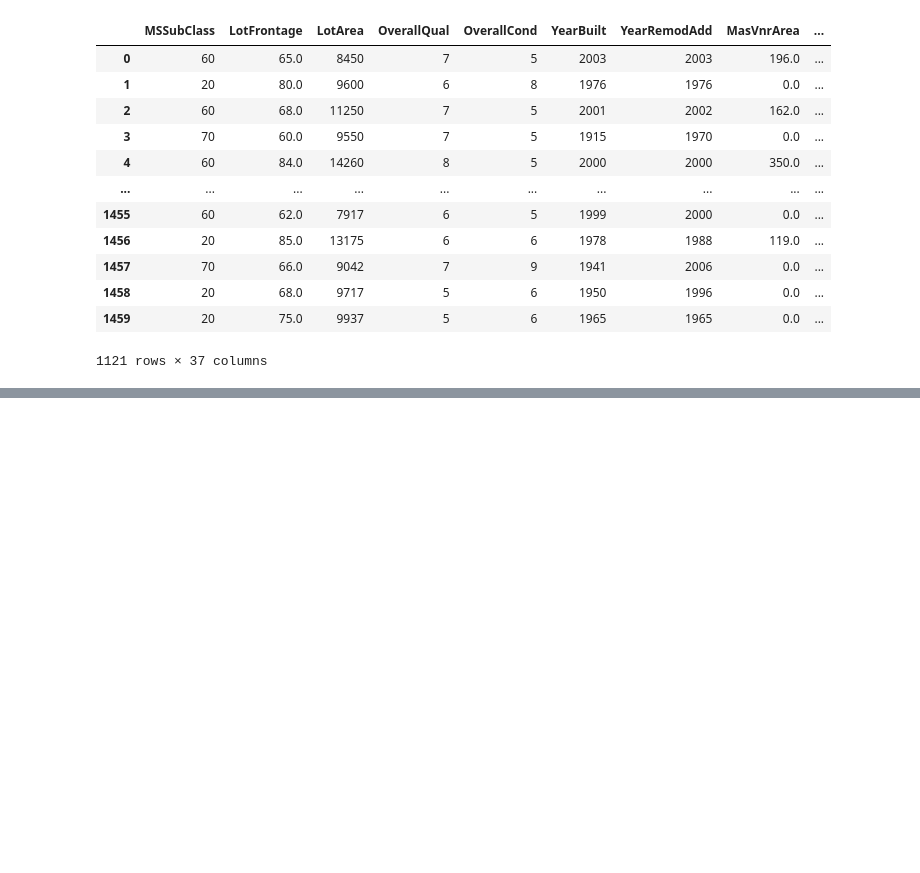
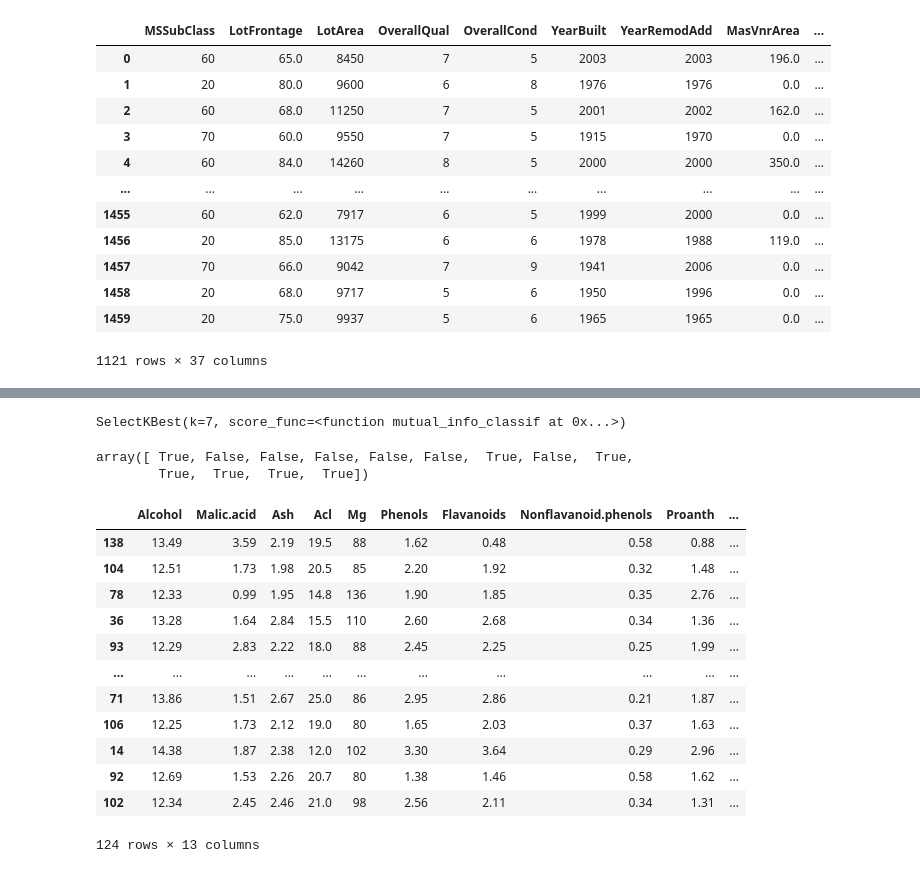
Before and after one commit to ahmedhany14/Feature-engineering, a Jupyter notebook: feature selection/feature_selection.ipynb, the cells around one changed output, grey strips where cells are left out. Drawn from its saved outputs; the diff is of its cells as text; code cells hidden in the pictures; blank space fills up the shorter version.

Commit message:
feature selection

```diff
--- a/feature selection/feature_selection.ipynb
+++ b/feature selection/feature_selection.ipynb
@@ -550,0 +698,4 @@ backward selection feature taken =  [ True  True  True False]
+# %%
+x_train, x_test, y_train, y_test = train_test_split(
+    df.drop(columns=["Wine"], axis=1), df["Wine"], test_size=0.3, random_state=42
+)
@@ -550,0 +728,27 @@ backward selection feature taken =  [ True  True  True False]
+# %%
+best_k = SelectKBest(score_func=mutual_info_classif, k=7)  # will choose top 6 features
+best_k.fit(x_train, y_train)
+# %% [output]
+SelectKBest(k=7, score_func=<function mutual_info_classif at 0x...>)
+# %%
+best_k_features = best_k.get_support()
+best_k_features
+# %% [output]
+array([ True, False, False, False, False, False,  True, False,  True,
+        True,  True,  True,  True])
+# %%
+x_train
+# %% [output]
+|  | Alcohol | Malic.acid | Ash | Acl | Mg | Phenols | Flavanoids | Nonflavanoid.phenols | Proanth | ... |
+| 138 | 13.49 | 3.59 | 2.19 | 19.5 | 88 | 1.62 | 0.48 | 0.58 | 0.88 | ... |
+| 104 | 12.51 | 1.73 | 1.98 | 20.5 | 85 | 2.20 | 1.92 | 0.32 | 1.48 | ... |
+| 78 | 12.33 | 0.99 | 1.95 | 14.8 | 136 | 1.90 | 1.85 | 0.35 | 2.76 | ... |
+| 36 | 13.28 | 1.64 | 2.84 | 15.5 | 110 | 2.60 | 2.68 | 0.34 | 1.36 | ... |
+| 93 | 12.29 | 2.83 | 2.22 | 18.0 | 88 | 2.45 | 2.25 | 0.25 | 1.99 | ... |
+| ... | ... | ... | ... | ... | ... | ... | ... | ... | ... | ... |
+| 71 | 13.86 | 1.51 | 2.67 | 25.0 | 86 | 2.95 | 2.86 | 0.21 | 1.87 | ... |
+| 106 | 12.25 | 1.73 | 2.12 | 19.0 | 80 | 1.65 | 2.03 | 0.37 | 1.63 | ... |
+| 14 | 14.38 | 1.87 | 2.38 | 12.0 | 102 | 3.30 | 3.64 | 0.29 | 2.96 | ... |
+| 92 | 12.69 | 1.53 | 2.26 | 20.7 | 80 | 1.38 | 1.46 | 0.58 | 1.62 | ... |
+| 102 | 12.34 | 2.45 | 2.46 | 21.0 | 98 | 2.56 | 2.11 | 0.34 | 1.31 | ... |
+124 rows × 13 columns
```
Also changed, not shown: parts of 31 cells of this notebook.
